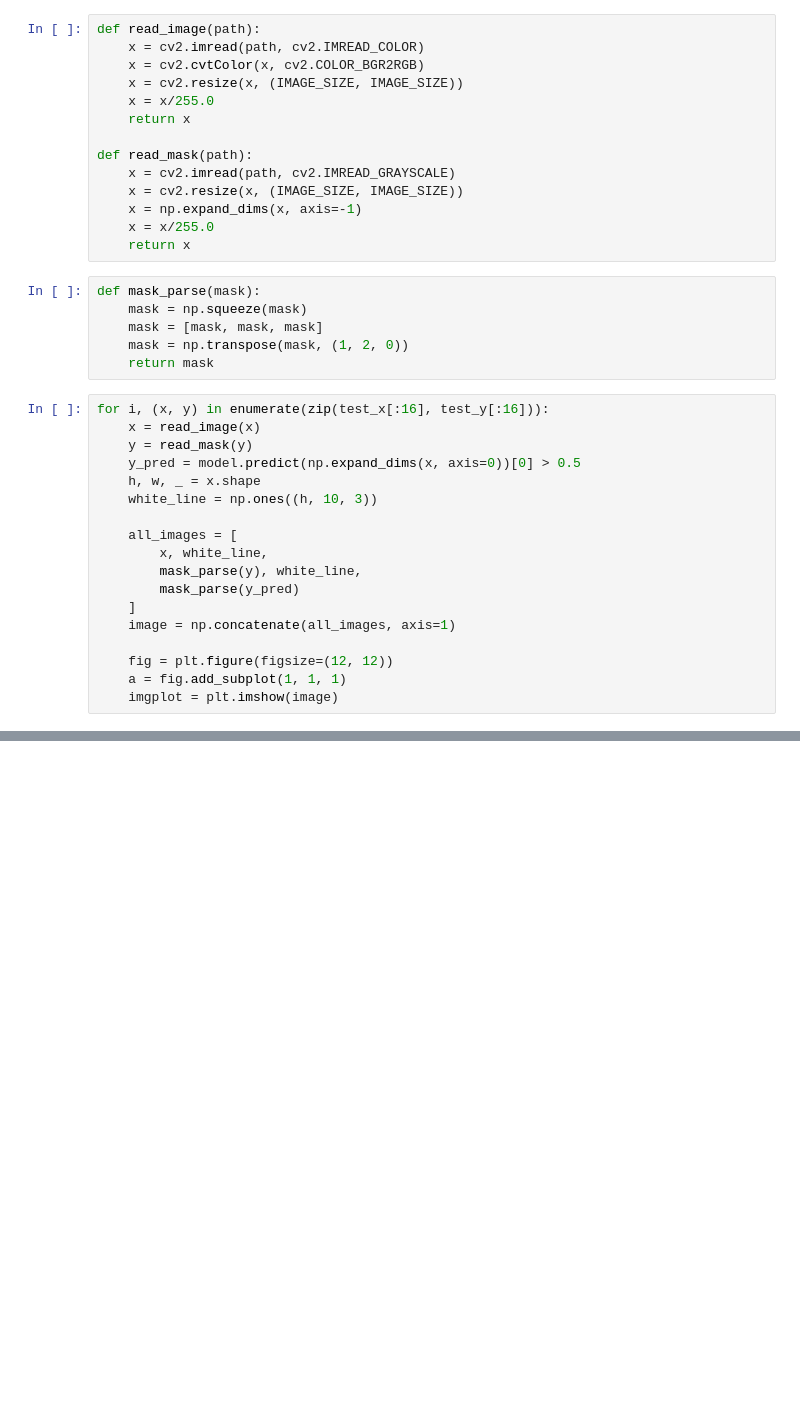
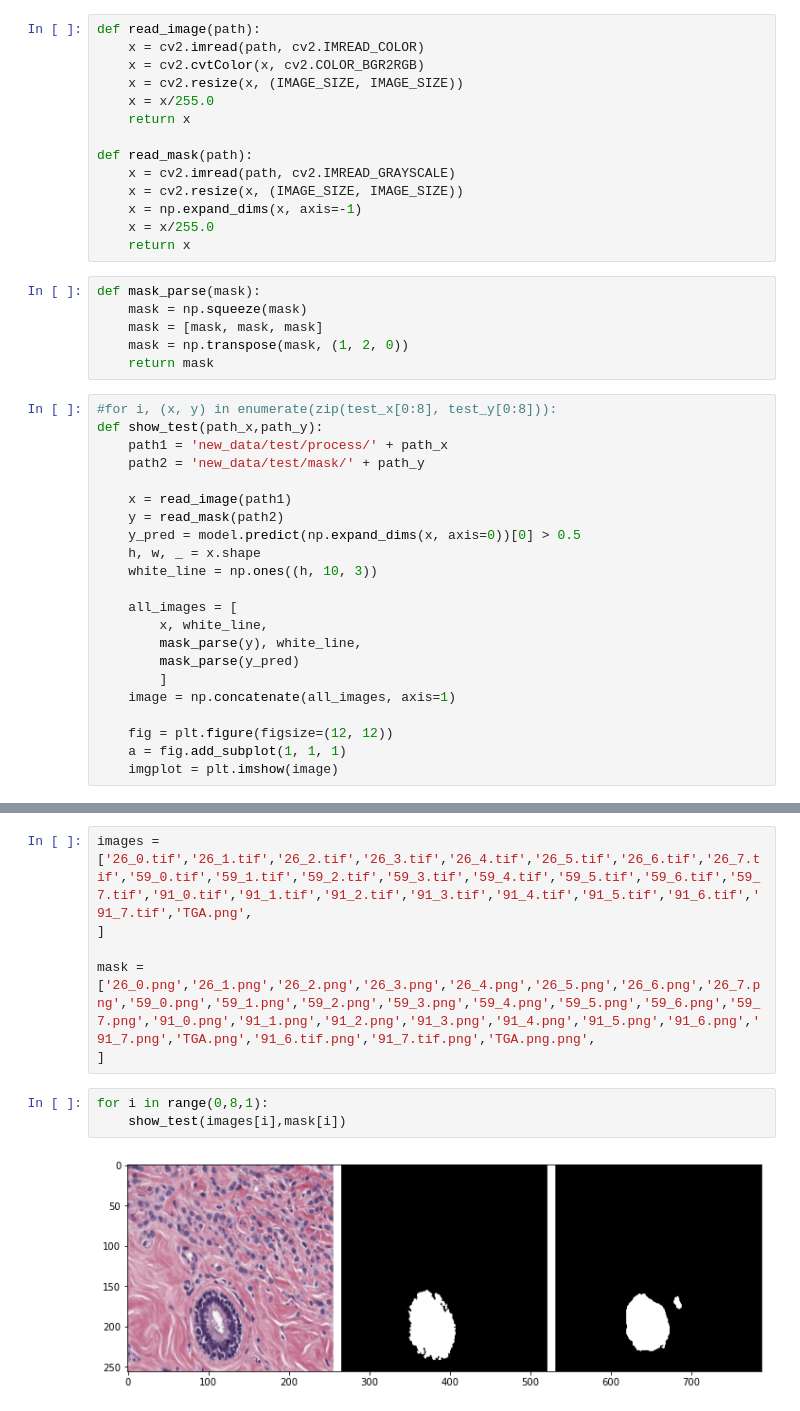
Before and after one commit to FranPerez98/Tesis_fran, a Jupyter notebook: Fran Tesis.ipynb, the cells around one changed output, grey strips where cells are left out. Saved outputs shown, nothing was run; the diff lists cells and outputs as text; blank space fills up the shorter version.

```diff
--- a/Fran Tesis.ipynb
+++ b/Fran Tesis.ipynb
@@ -317,9 +372,13 @@ def mask_parse(mask):
     mask = np.transpose(mask, (1, 2, 0))
     return mask
 # %%
-for i, (x, y) in enumerate(zip(test_x[:16], test_y[:16])):
-    x = read_image(x)
-    y = read_mask(y)
+#for i, (x, y) in enumerate(zip(test_x[0:8], test_y[0:8])):
+def show_test(path_x,path_y):
+    path1 = 'new_data/test/process/' + path_x
+    path2 = 'new_data/test/mask/' + path_y
+
+    x = read_image(path1)
+    y = read_mask(path2)
     y_pred = model.predict(np.expand_dims(x, axis=0))[0] > 0.5
     h, w, _ = x.shape
     white_line = np.ones((h, 10, 3))
@@ -328,7 +387,7 @@ for i, (x, y) in enumerate(zip(test_x[:16], test_y[:16])):
         x, white_line,
         mask_parse(y), white_line,
         mask_parse(y_pred)
-    ]
+        ]
     image = np.concatenate(all_images, axis=1)
 
     fig = plt.figure(figsize=(12, 12))
@@ -350,0 +396,11 @@ for i, (x, y) in enumerate(zip(test_x[:16], test_y[:16])):
+# %%
+images = ['26_0.tif','26_1.tif','26_2.tif','26_3.tif','26_4.tif','26_5.tif','26_6.tif','26_7.tif','59_0.tif','59_1.tif','59_2.tif','59_3.tif','59_4.tif','59_5.tif','59_6.tif','59_7.tif','91_0.tif','91_1.tif','91_2.tif','91_3.tif','91_4.tif','91_5.tif','91_6.tif','91_7.tif','TGA.png',
+]
+
+mask = ['26_0.png','26_1.png','26_2.png','26_3.png','26_4.png','26_5.png','26_6.png','26_7.png','59_0.png','59_1.png','59_2.png','59_3.png','59_4.png','59_5.png','59_6.png','59_7.png','91_0.png','91_1.png','91_2.png','91_3.png','91_4.png','91_5.png','91_6.png','91_7.png','TGA.png','91_6.tif.png','91_7.tif.png','TGA.png.png',
+]
+# %%
+for i in range(0,8,1):
+    show_test(images[i],mask[i])
+# %% [output]
+[figure, added]
```
Also changed, not shown: parts of 25 cells of this notebook.
